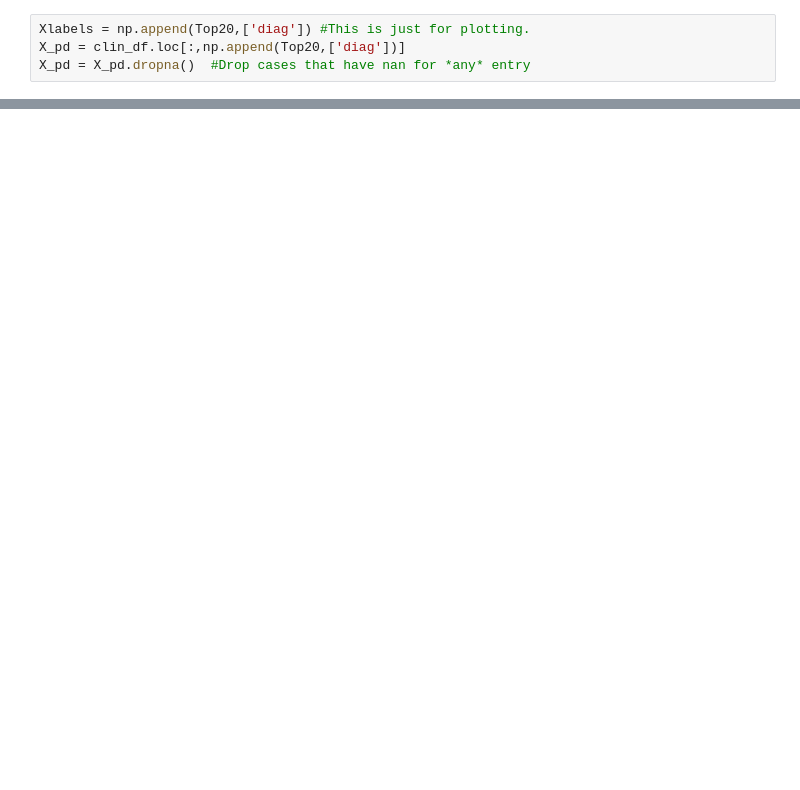
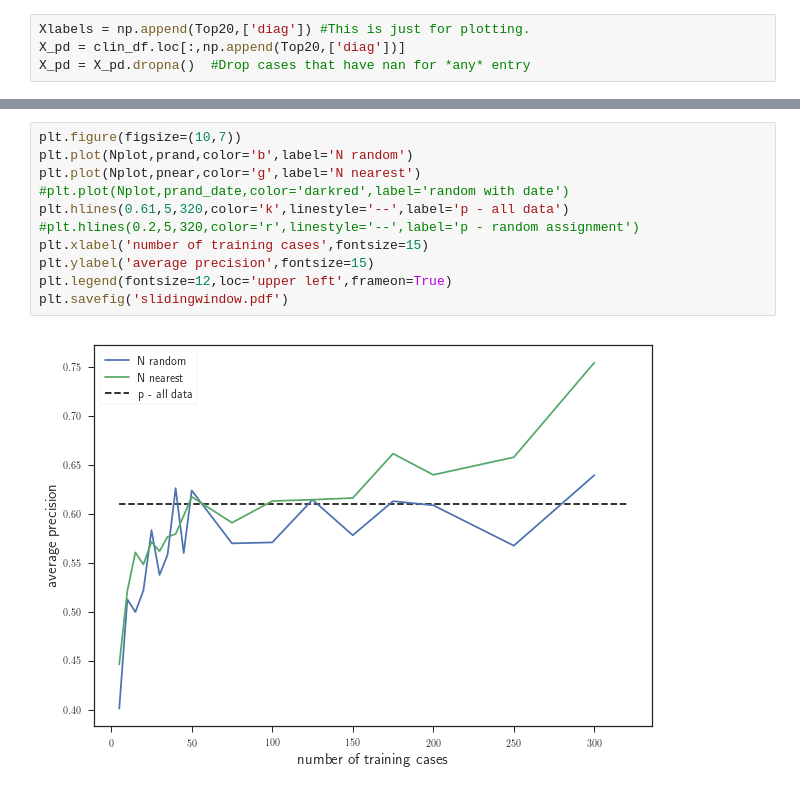
Before and after one commit to lmaesampson/CNSCat, a Jupyter notebook: Code/SlidingWindow.ipynb, the cells around one changed output, grey strips where cells are left out. Saved outputs shown, nothing was run; the diff lists cells and outputs as text; blank space fills up the shorter version.

```diff
--- a/Code/SlidingWindow.ipynb
+++ b/Code/SlidingWindow.ipynb
@@ -538,0 +620,13 @@ plt.scatter(Nplot,p4)
+# %%
+plt.figure(figsize=(10,7))
+plt.plot(Nplot,prand,color='b',label='N random')
+plt.plot(Nplot,pnear,color='g',label='N nearest')
+#plt.plot(Nplot,prand_date,color='darkred',label='random with date')
+plt.hlines(0.61,5,320,color='k',linestyle='--',label='p - all data')
+#plt.hlines(0.2,5,320,color='r',linestyle='--',label='p - random assignment')
+plt.xlabel('number of training cases',fontsize=15)
+plt.ylabel('average precision',fontsize=15)
+plt.legend(fontsize=12,loc='upper left',frameon=True)
+plt.savefig('slidingwindow.pdf')
+# %% [output]
+[figure, added]
```
Also changed, not shown: parts of 29 cells of this notebook, 1 other file.
